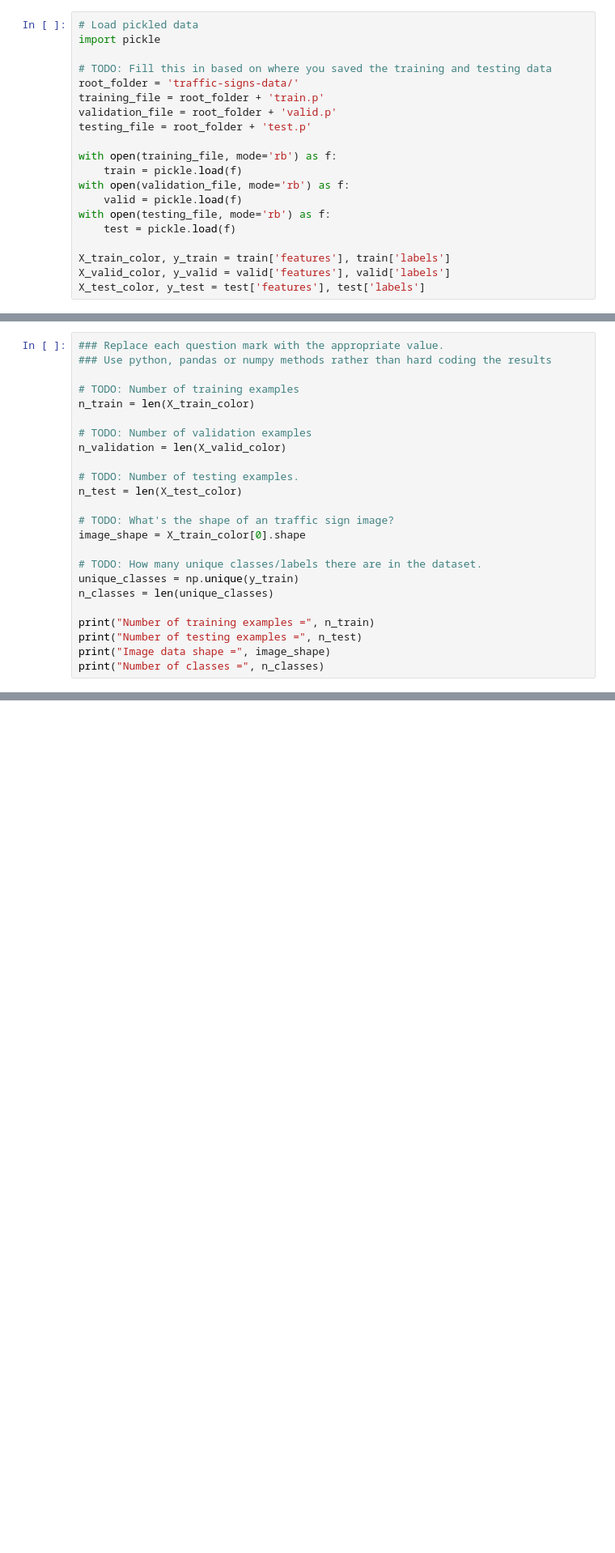
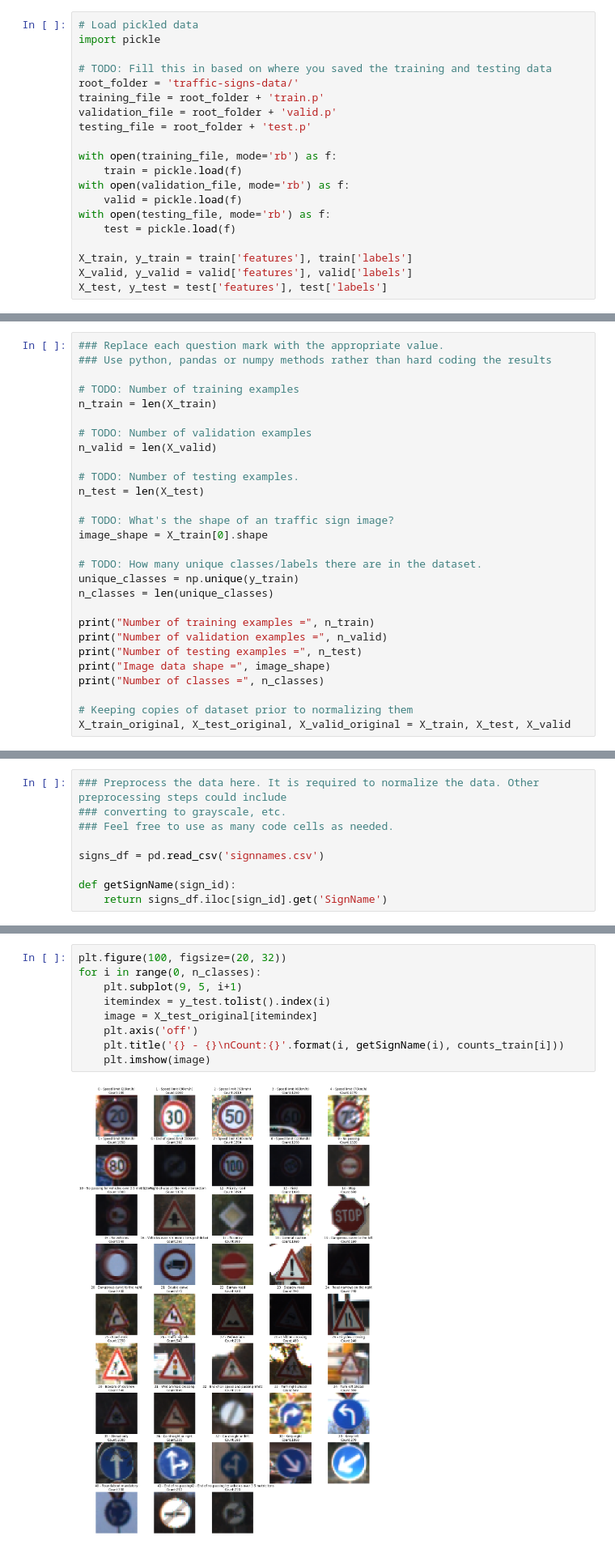
Before and after one commit to jmsktm/CarND-Traffic-Sign-Classifier-Project, a Jupyter notebook: Traffic_Sign_Classifier.ipynb, the cells around one changed output, grey strips where cells are left out. Shown at 81% size. Saved outputs shown, nothing was run; the diff lists cells and outputs as text; blank space fills up the shorter version.

Commit message:
Traffic Sign Classifier project

```diff
--- a/Traffic_Sign_Classifier.ipynb
+++ b/Traffic_Sign_Classifier.ipynb
@@ -43,6 +44,6 @@ with open(validation_file, mode='rb') as f:
 with open(testing_file, mode='rb') as f:
     test = pickle.load(f)
 
-X_train_color, y_train = train['features'], train['labels']
-X_valid_color, y_valid = valid['features'], valid['labels']
-X_test_color, y_test = test['features'], test['labels']
+X_train, y_train = train['features'], train['labels']
+X_valid, y_valid = valid['features'], valid['labels']
+X_test, y_test = test['features'], test['labels']
@@ -68,24 +67,28 @@ Complete the basic data summary below. Use python, numpy and/or pandas methods t
 ### Use python, pandas or numpy methods rather than hard coding the results
 
 # TODO: Number of training examples
-n_train = len(X_train_color)
+n_train = len(X_train)
 
 # TODO: Number of validation examples
-n_validation = len(X_valid_color)
+n_valid = len(X_valid)
 
 # TODO: Number of testing examples.
-n_test = len(X_test_color)
+n_test = len(X_test)
 
 # TODO: What's the shape of an traffic sign image?
-image_shape = X_train_color[0].shape
+image_shape = X_train[0].shape
 
 # TODO: How many unique classes/labels there are in the dataset.
 unique_classes = np.unique(y_train)
 n_classes = len(unique_classes)
 
 print("Number of training examples =", n_train)
+print("Number of validation examples =", n_valid)
 print("Number of testing examples =", n_test)
 print("Image data shape =", image_shape)
 print("Number of classes =", n_classes)
+
+# Keeping copies of dataset prior to normalizing them
+X_train_original, X_test_original, X_valid_original = X_train, X_test, X_valid
 # %% [output]
 Number of training examples = 34799
@@ -100,6 +104,15 @@ Visualize the German Traffic Signs Dataset using the pickled file(s). This is op
 The [Matplotlib](http://matplotlib.org/) [examples](http://matplotlib.org/examples/index.html) and [gallery](http://matplotlib.org/gallery.html) pages are a great resource for doing visualizations in Python.
 
 **NOTE:** It's recommended you start with something simple first. If you wish to do more, come back to it after you've completed the rest of the sections. It can be interesting to look at the distribution of classes in the training, validation and test set. Is the distribution the same? Are there more examples of some classes than others?
+# %%
+### Preprocess the data here. It is required to normalize the data. Other preprocessing steps could include
+### converting to grayscale, etc.
+### Feel free to use as many code cells as needed.
+
+signs_df = pd.read_csv('signnames.csv')
+
+def getSignName(sign_id):
+    return signs_df.iloc[sign_id].get('SignName')
 # %%
 ### Data exploration visualization code goes here.
 ### Feel free to use as many code cells as needed.
@@ -121,6 +134,17 @@ plt.legend()
 # %% [output]
 <matplotlib.legend.Legend at 0x...>
 [figure]
+# %%
+plt.figure(100, figsize=(20, 32))
+for i in range(0, n_classes):
+    plt.subplot(9, 5, i+1)
+    itemindex = y_test.tolist().index(i)
+    image = X_test_original[itemindex]
+    plt.axis('off')
+    plt.title('{} - {}\nCount:{}'.format(i, getSignName(i), counts_train[i]))
+    plt.imshow(image)
+# %% [output]
+[figure, added]
 # %% [markdown]
 ----
 
```
Also changed, not shown: parts of 24 cells of this notebook, 17 other files.
